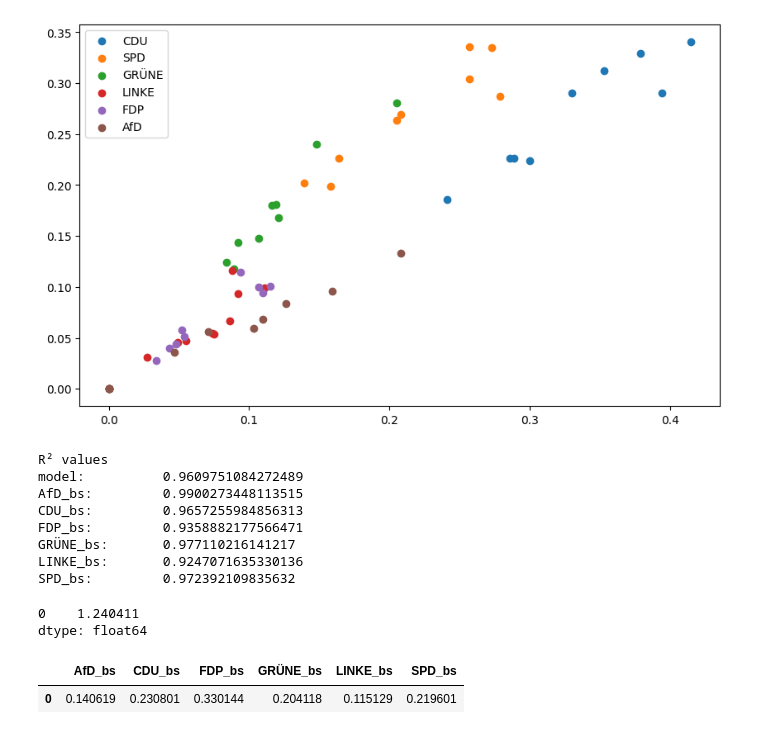
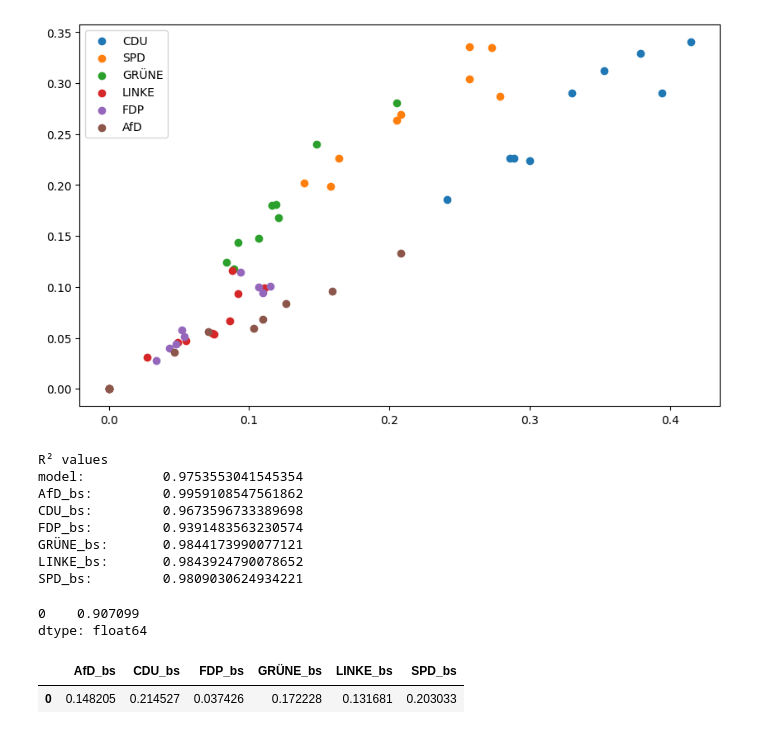
Before and after one commit to JensKrumsieck/wahlen_bs, a Jupyter notebook: regression.ipynb, the cells around one changed output. Cells and saved outputs as stored; diff of their text form; code cells hidden in the pictures.

```diff
--- a/regression.ipynb
+++ b/regression.ipynb
@@ -103,14 +101,14 @@ plt.legend()
 <matplotlib.legend.Legend at 0x...>
 [figure]
 # %%
-from sklearn.linear_model import LinearRegression
+from sklearn.linear_model import LinearRegression, RANSACRegressor, LogisticRegression
 from sklearn.multioutput import MultiOutputRegressor
 from sklearn.metrics import r2_score
 
 X = df.reindex(sorted(df.columns), axis=1).filter(regex='_bund$')
 Y = df.reindex(sorted(df.columns), axis=1).filter(regex='_bs$')
 
-model = MultiOutputRegressor(LinearRegression(positive=True))
+model = MultiOutputRegressor(LinearRegression())
 model.fit(X,Y)
 
 Y_pred = model.predict(X)
@@ -120,25 +118,25 @@ for i, col in enumerate(Y.columns):
     print(f"{col}: \t{r2_score(Y.iloc[:,i], Y_pred[:,i])}")
 # %% [output]
 R² values
-model:          0.9609751084272489
-AfD_bs:         0.9900273448113515
-CDU_bs:         0.9657255984856313
-FDP_bs:         0.9358882177566471
-GRÜNE_bs:       0.977110216141217
-LINKE_bs:       0.9247071635330136
-SPD_bs:         0.972392109835632
+model:          0.9753553041545354
+AfD_bs:         0.9959108547561862
+CDU_bs:         0.9673596733389698
+FDP_bs:         0.9391483563230574
+GRÜNE_bs:       0.9844173990077121
+LINKE_bs:       0.9843924790078652
+SPD_bs:         0.9809030624934221
 # %%
 
-dawum = pd.DataFrame([[.283, .150, .119, .101, .36, .219]], columns=[
+dawum = pd.DataFrame([[.270, .153, .119, .100, .035, .227]], columns=[
                      "CDU_bund", "SPD_bund", "GRÜNE_bund", "LINKE_bund", "FDP_bund", "AfD_bund"])
 dawum = dawum.reindex(sorted(dawum.columns), axis=1)
 prediction = model.predict(dawum)
 
 prediction = pd.DataFrame(prediction, columns=Y.columns)
 print(prediction.sum(axis=1))
 prediction
 # %% [output]
-0    1.240411
+0    0.907099
 dtype: float64
 |  | AfD_bs | CDU_bs | FDP_bs | GRÜNE_bs | LINKE_bs | SPD_bs |
-| 0 | 0.140619 | 0.230801 | 0.330144 | 0.204118 | 0.115129 | 0.219601 |
+| 0 | 0.148205 | 0.214527 | 0.037426 | 0.172228 | 0.131681 | 0.203033 |
```
Also changed, not shown: parts of 2 cells of this notebook, 2 other files.
